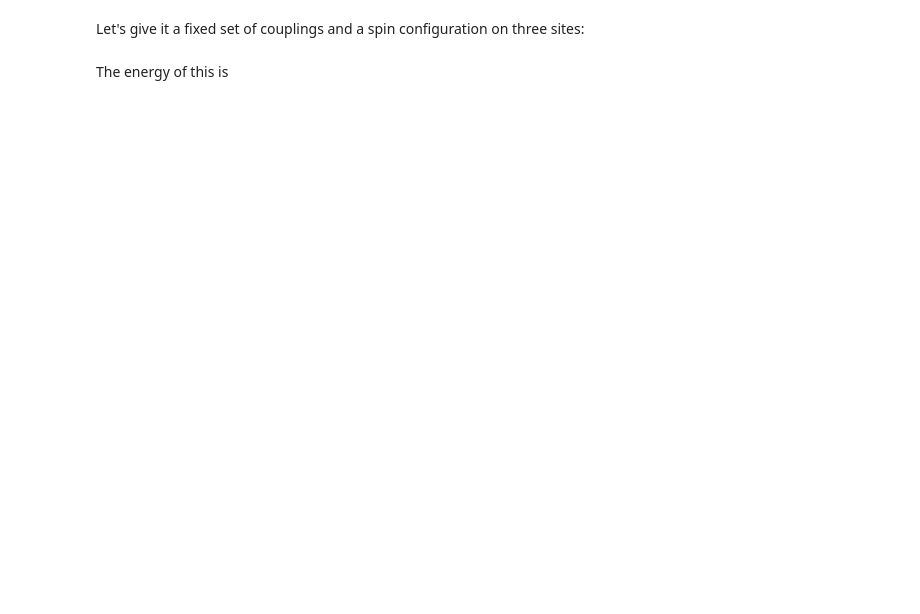
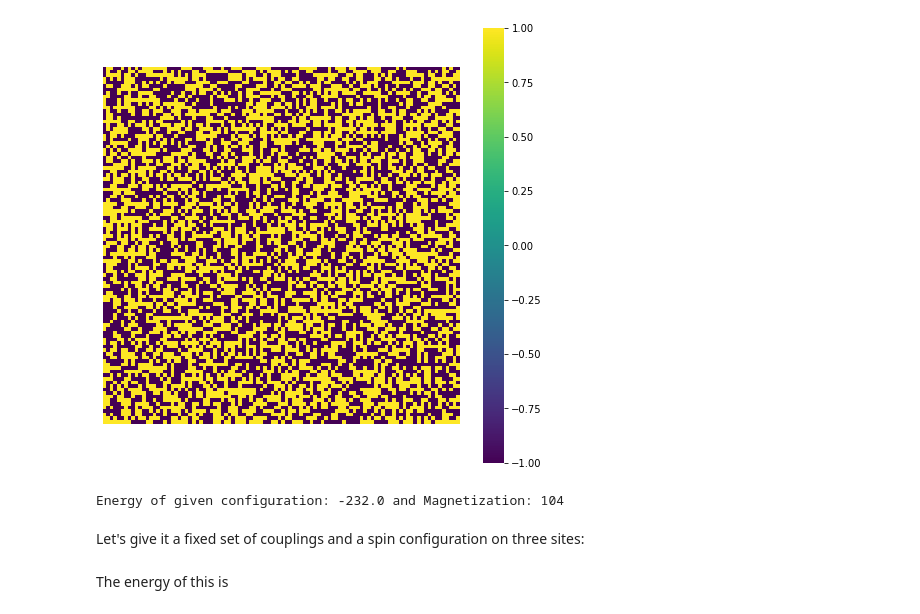
Before and after one commit to quantumyatra/QuantumMachineLearning, a Jupyter notebook: notebooks/04_Classical_and_Quantum_Many-Body_Physics.ipynb, the cells around one changed output. Saved outputs shown, nothing was run; the diff lists cells and outputs as text; code cells hidden in the pictures; blank space fills up the shorter version.

```diff
--- a/notebooks/04_Classical_and_Quantum_Many-Body_Physics.ipynb
+++ b/notebooks/04_Classical_and_Quantum_Many-Body_Physics.ipynb
@@ -35,3 +43,46 @@ The model is fairly complicated by this point. Imagine that you have many spins
+# %%
+
+class Ising2D():
+    def __init__(self, N=10, seed=8848):
+        self.N = N
+        self.seed = seed
+
+        np.random.seed(self.seed)
+        self.Lattice = np.zeros((self.N,self.N), dtype=int) # lattice
+        for i in range(self.N):
+            for j in range(self.N):
+                # randomly assign +1 and -1 in each lattice point.
+                self.Lattice[i,j] = 2*np.random.randint(2) - 1
+
+    def Plot_lattice(self):
+        fig,ax=plt.subplots(1,1, figsize=(8,8))
+        sns.heatmap(self.Lattice, linecolor='white', cbar=True, ax=ax,
+                    square=True, cmap='viridis', xticklabels=[], yticklabels=[]);
+        #plt.imshow(self.Lattice)
+        plt.show()
+
+    def Energy(self, J=1):
+        ene = 0.
+        for i in range(self.N):
+            for j in range(self.N):
+                #wiess field with PBC
+                wf = self.Lattice[ (i+1)%self.N, j ] + self.Lattice[ (i-1)%self.N, j ] +\
+                self.Lattice[ i, (j+1)%self.N ] + self.Lattice[ i, (j-1)%self.N ]
+
+                ene += -1 * J * self.Lattice[i,j] * wf
+        return ene
+
+    def Magnetization(self):
+        return np.sum(self.Lattice)
+# %%
+model = Ising2D(N=100, seed=2) # seed 0, N=12
+model.Plot_lattice()
+Ene = model.Energy()
+M = model.Magnetization()
+print ( f"Energy of given configuration: {Ene} and Magnetization: {M}")
+# %% [output]
+[figure, added]
+Energy of given configuration: -232.0 and Magnetization: 104
 # %%
 def calculate_energy(J, σ):
     return -sum(J_ij*σ[i]*σ[i+1] for i, J_ij in enumerate(J))
```
Also changed, not shown: parts of 17 cells of this notebook, 2 other files.
